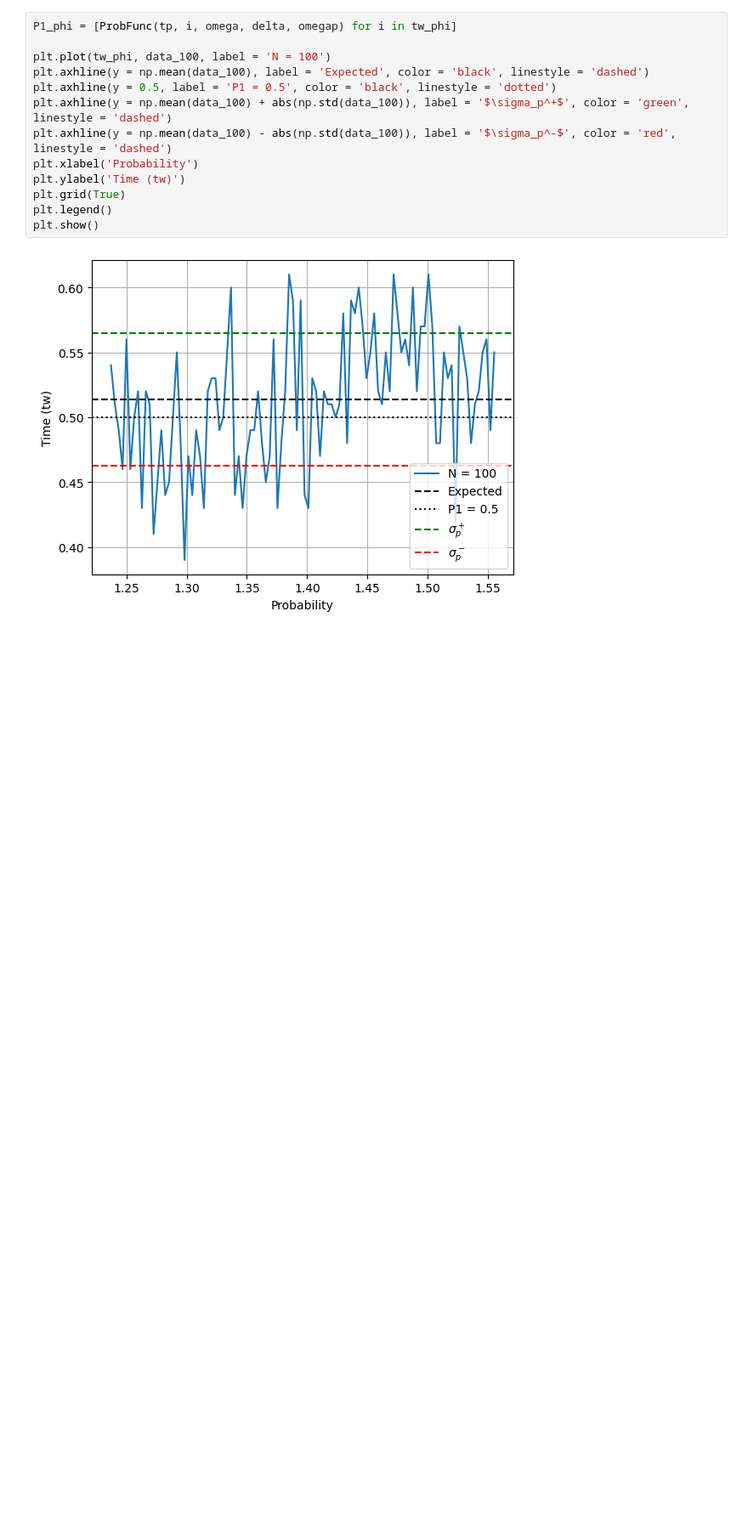
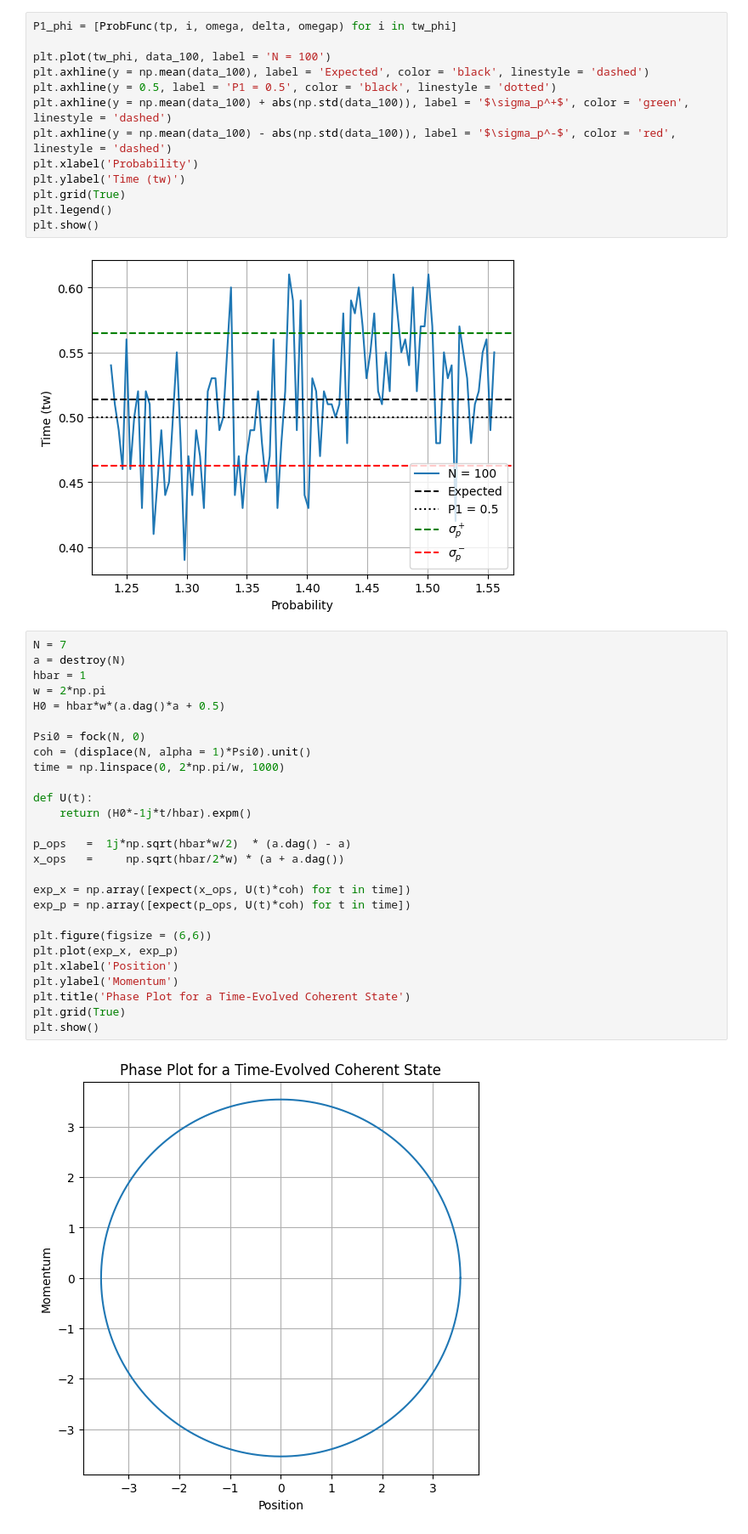
Before and after one commit to shashankd95/QuTipSimulations, a Jupyter notebook: QST_Stats2.ipynb, the cells around one changed output. Shown at 85% size. Drawn from its saved outputs; the diff is of its cells as text; blank space fills up the shorter version.

```diff
--- a/QST_Stats2.ipynb
+++ b/QST_Stats2.ipynb
@@ -211,3 +212,32 @@ plt.legend()
 plt.show()
 # %% [output]
 [figure]
+# %%
+N = 7
+a = destroy(N)
+hbar = 1
+w = 2*np.pi
+H0 = hbar*w*(a.dag()*a + 0.5)
+
+Psi0 = fock(N, 0)
+coh = (displace(N, alpha = 1)*Psi0).unit()
+time = np.linspace(0, 2*np.pi/w, 1000)
+
+def U(t):
+    return (H0*-1j*t/hbar).expm()
+
+p_ops   =  1j*np.sqrt(hbar*w/2)  * (a.dag() - a)
+x_ops   =     np.sqrt(hbar/2*w) * (a + a.dag())
+
+exp_x = np.array([expect(x_ops, U(t)*coh) for t in time])
+exp_p = np.array([expect(p_ops, U(t)*coh) for t in time])
+
+plt.figure(figsize = (6,6))
+plt.plot(exp_x, exp_p)
+plt.xlabel('Position')
+plt.ylabel('Momentum')
+plt.title('Phase Plot for a Time-Evolved Coherent State')
+plt.grid(True)
+plt.show()
+# %% [output]
+[figure, added]
```
Also changed, not shown: parts of 8 cells of this notebook.
